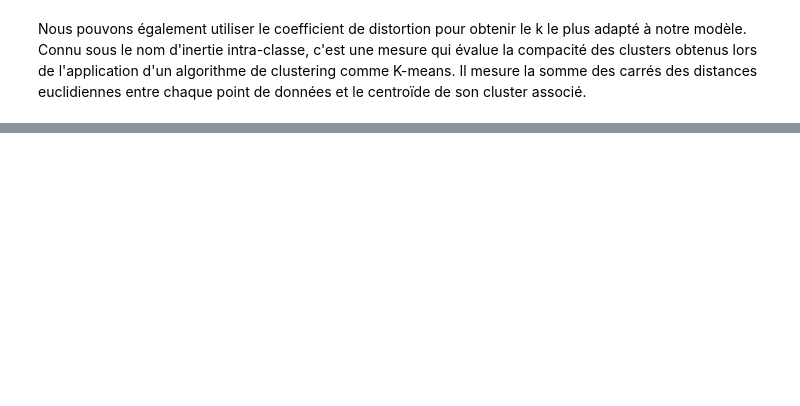
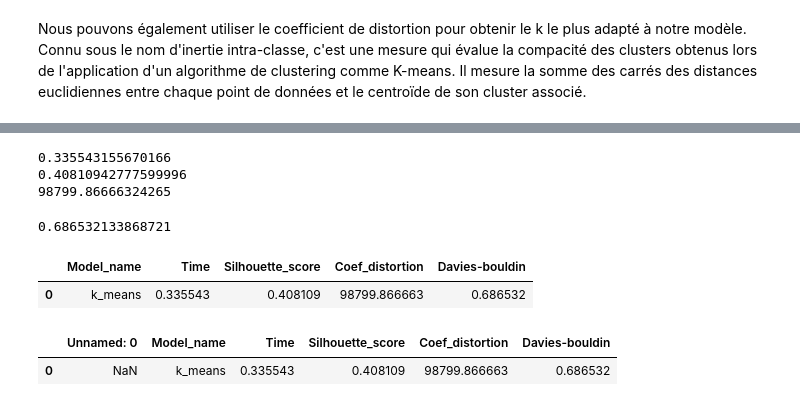
Before and after one commit to HaDock404/CustomerSegmentation, a Jupyter notebook: Notebook/3.k_means.ipynb, the cells around one changed output, grey strips where cells are left out. Saved outputs shown, nothing was run; the diff lists cells and outputs as text; code cells hidden in the pictures; blank space fills up the shorter version.

Commit message:
fonction de scoring mais ne fonctionne pas bien

```diff
--- a/Notebook/3.k_means.ipynb
+++ b/Notebook/3.k_means.ipynb
@@ -206,3 +210,19 @@ df_cluster
 # %%
 cluster_dataset = '../Data/3.K_means_clusters.csv'
 df_cluster.to_csv(cluster_dataset, index=False)
+# %%
+duration_time = scoring_time_end - scoring_time_start
+print(duration_time)
+silh_score = metrics.silhouette_score(scaled_features, kmeans.labels_)
+print(silh_score)
+print(kmeans.inertia_)
+# %% [output]
+0.335543155670166
+0.40810942777599996
+98799.86666324265
+# %%
+from sklearn.metrics import davies_bouldin_score
+db_score = davies_bouldin_score(scaled_features, kmeans.labels_)
+print(db_score)
+# %% [output]
+0.686532133868721
@@ -208,0 +235,10 @@ df_cluster.to_csv(cluster_dataset, index=False)
+# %%
+import sys
+sys.path.append('..')
+from PythonFiles.Scoring_function import scoring_function
+
+resultats_modele1 = scoring_function('k_means', duration_time, silh_score, kmeans.inertia_, db_score)
+resultats_modele1
+# %% [output]
+|  | Model_name | Time | Silhouette_score | Coef_distortion | Davies-bouldin |
+| 0 | k_means | 0.335543 | 0.408109 | 98799.866663 | 0.686532 |
@@ -208,0 +250,6 @@ df_cluster.to_csv(cluster_dataset, index=False)
+# %%
+df_testx = pd.read_csv('../Data/0.global_scoring.csv')
+df_testx
+# %% [output]
+|  | Unnamed: 0 | Model_name | Time | Silhouette_score | Coef_distortion | Davies-bouldin |
+| 0 | NaN | k_means | 0.335543 | 0.408109 | 98799.866663 | 0.686532 |
```
Also changed, not shown: parts of 11 cells of this notebook, 7 other files.
